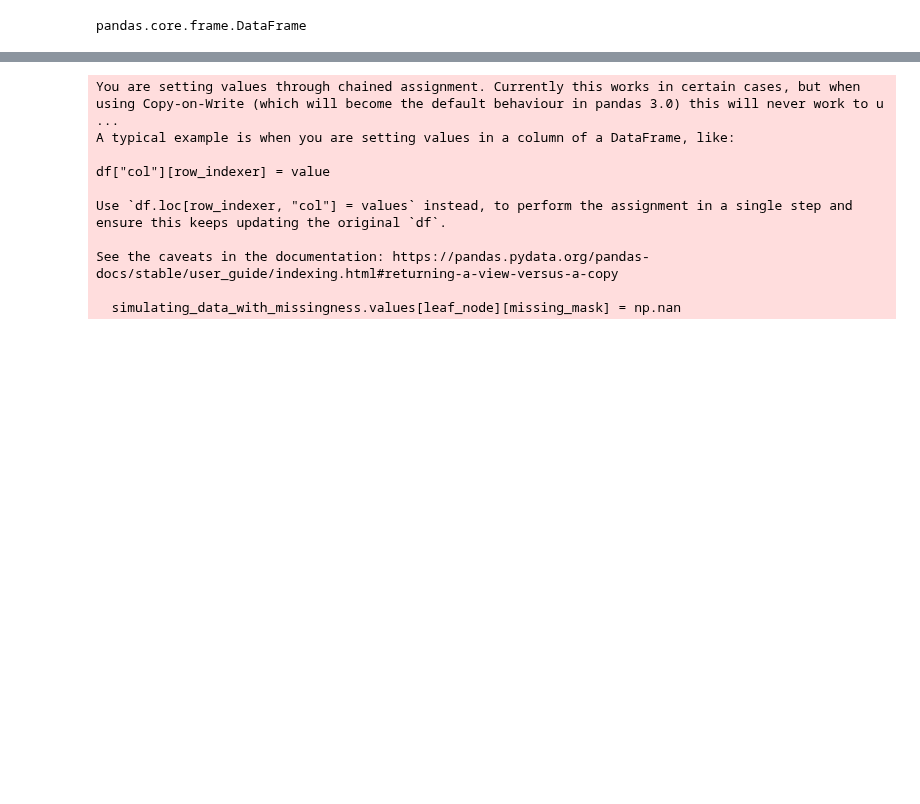
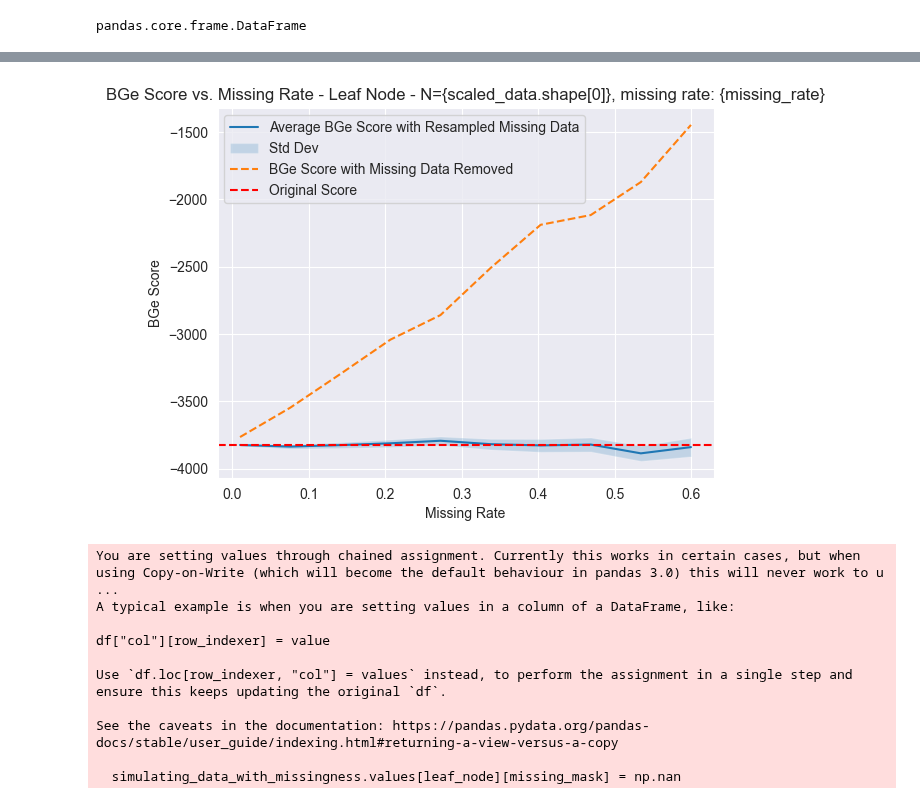
Before and after one commit to human-technology-institute/structure_learning, a Jupyter notebook: examples/test_missingness.ipynb, the cells around one changed output, grey strips where cells are left out. Saved outputs shown, nothing was run; the diff lists cells and outputs as text; code cells hidden in the pictures; blank space fills up the shorter version.

```diff
--- a/examples/test_missingness.ipynb
+++ b/examples/test_missingness.ipynb
@@ -757,3 +770,18 @@ plt.show()
+# %%
+plt.plot(missing_rate_vec, bge_avg, label='Average BGe Score with Resampled Missing Data')
+plt.fill_between(missing_rate_vec, np.array(bge_avg) - 2 * np.array(bge_std), np.array(bge_avg) + 2 * np.array(bge_std),
+                 alpha=0.2, label='Std Dev')
+plt.plot(missing_rate_vec, NaN_removed, label='BGe Score with Missing Data Removed', linestyle='--')
+plt.axhline(score_struct.compute(synthetic_data.graph)['score'], color='r', linestyle='--', label='Original Score')
+# plt.axhline(score_struct_missing.compute(synthetic_data.graph)['score'], color='g', linestyle='--', label='Score with Missing Data')
+plt.title('BGe Score vs. Missing Rate - Leaf Node - N={scaled_data.shape[0]}, missing rate: {missing_rate}')
+plt.xlabel('Missing Rate')
+plt.ylabel('BGe Score')
+plt.legend()
+plt.savefig(f'BGe_Score_vs_Missing_Rate_Leaf_Node_N_{scaled_data.shape[0]}_comparing_with_NaN_removed.png')
+plt.show()
+# %% [output]
+[figure, added]
 # %%
 # Compute posterior distribution over graphs with missing data for a root node
 
```
Also changed, not shown: parts of 27 cells of this notebook.
